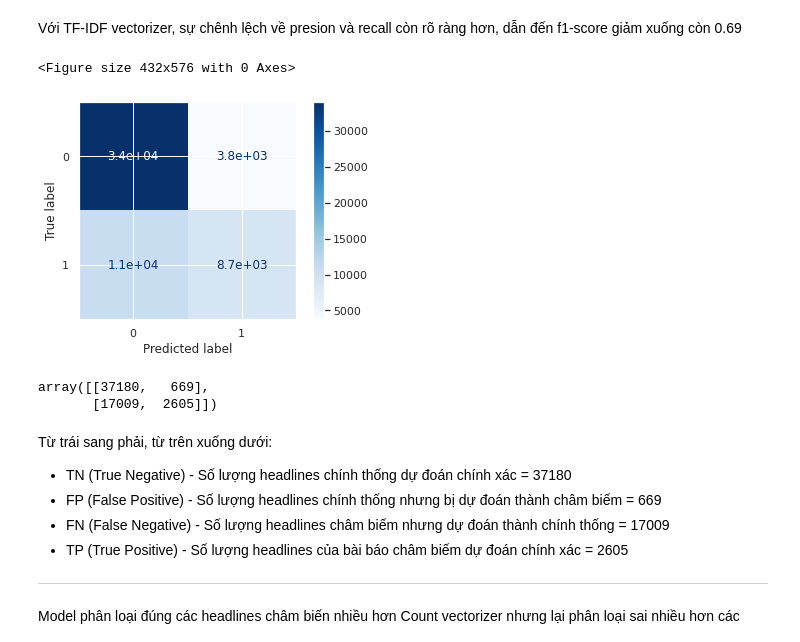
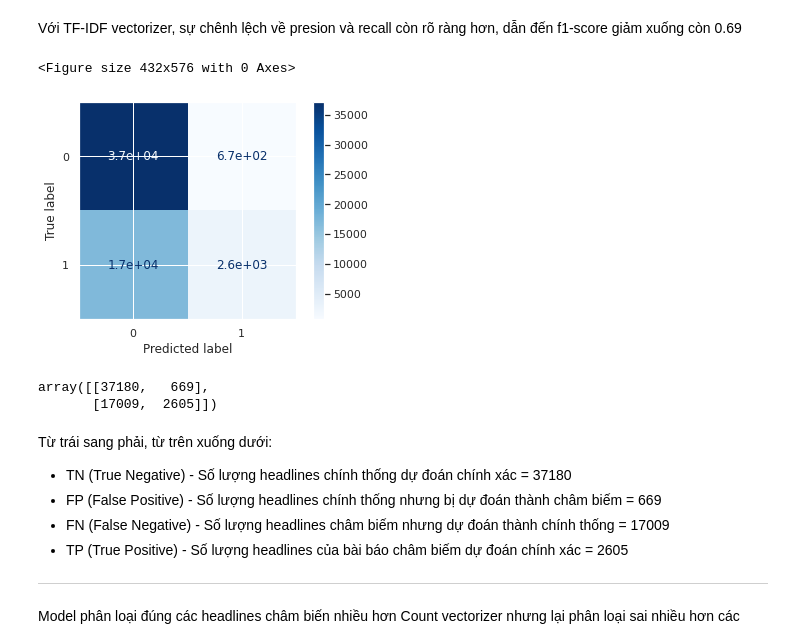
Before and after one commit to UIT-19521183/CS114.L21-MachineLearning, a Jupyter notebook: CS114.L21/Colab assignments/4) Sarcasm detection/Sarcasm Detection.ipynb, the cells around one changed output. Saved outputs shown, nothing was run; the diff lists cells and outputs as text; code cells hidden in the pictures.

```diff
--- a/CS114.L21/Colab assignments/4) Sarcasm detection/Sarcasm Detection.ipynb
+++ b/CS114.L21/Colab assignments/4) Sarcasm detection/Sarcasm Detection.ipynb
@@ -362,12 +362,12 @@ weighted avg       0.72      0.69      0.61     57463
 Với TF-IDF vectorizer, sự chênh lệch về presion và recall còn rõ ràng hơn, dẫn đến f1-score giảm xuống còn 0.69
 # %%
 plt.figure(figsize=(6,8))
-plot_confusion_matrix(clf, X_test_cv, y_test,cmap=plt.cm.Blues)
+plot_confusion_matrix(clf, X_test_tfidf, y_test,cmap=plt.cm.Blues)
 plt.show()
 confusion_matrix(y_test, y_pred, labels=[0,1])
 # %% [output]
 <Figure size 432x576 with 0 Axes>
-[figure, old version]
+[figure, new version]
 array([[37180,   669],
        [17009,  2605]])
 # %% [markdown]
```
